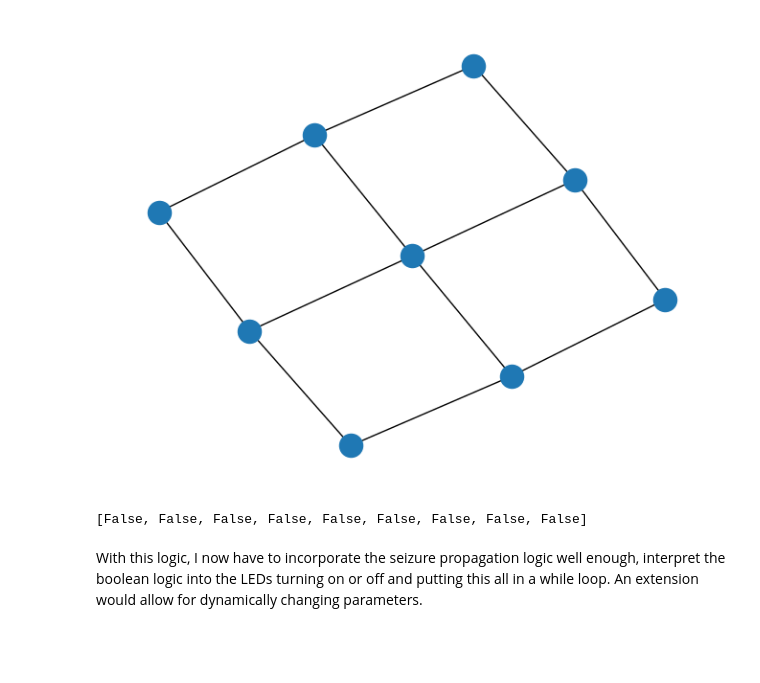
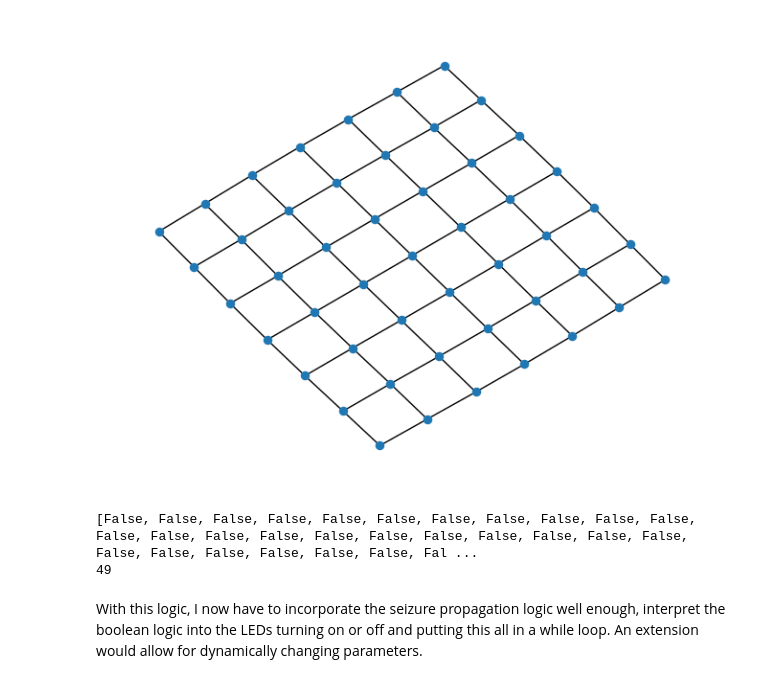
Before and after one commit to r-okotie179/DT-portfolio-4, a Jupyter notebook: LED-logic.ipynb, the cells around one changed output. Drawn from its saved outputs; the diff is of its cells as text; code cells hidden in the pictures; blank space fills up the shorter version.

```diff
--- a/LED-logic.ipynb
+++ b/LED-logic.ipynb
@@ -7,20 +7,23 @@ import matplotlib.pyplot as plt
 import ipywidgets as ipy
 import networkx as nx
 # %%
-n = 3
+n = 7
 G = nx.grid_2d_graph(n, n)
 nx.set_node_attributes(G, False, 'on') # whether the LED turns on
-# %%
-nx.draw(G)
-# %% [output]
-[figure, removed]
+# %%
+pos = nx.kamada_kawai_layout(G)
+nx.draw(G, pos=pos, node_size=34)
+# %% [output]
+[figure, added]
 # %%
 nodes = G.nodes()
 on = []
 for node in nodes:
     on.append(nodes[node]['on'])
 print(on)
+print(len(on))
 # %% [output]
-[False, False, False, False, False, False, False, False, False]
+[False, False, False, False, False, False, False, False, False, False, False, False, False, False, False, False, False, False, False, False, False, False, False, False, False, False, False, False, Fal ...
+49
 # %% [markdown]
 With this logic, I now have to incorporate the seizure propagation logic well enough, interpret the boolean logic into the LEDs turning on or off and putting this all in a while loop. An extension would allow for dynamically changing parameters.
```
